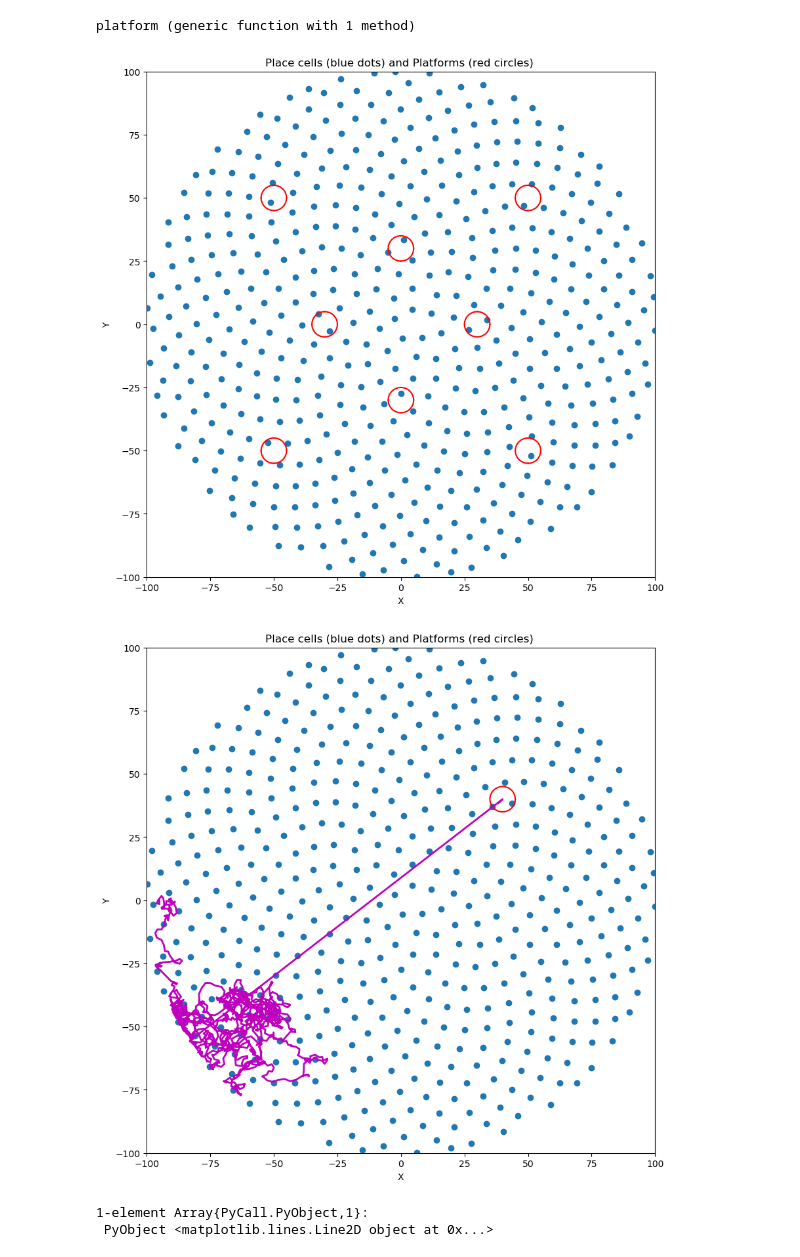
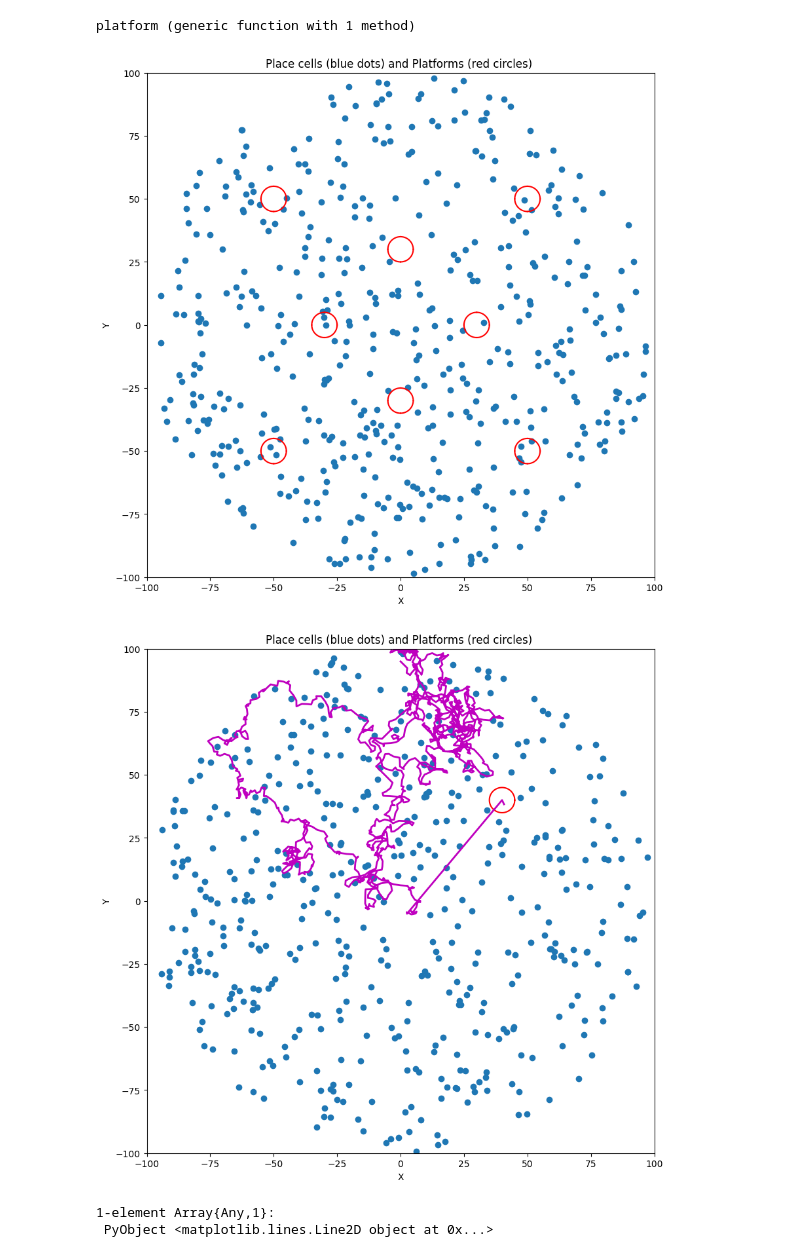
Before and after one commit to charlinetess/Morris-Watermaze-FosterDayanMorris-Paper, a Jupyter notebook: DMP.ipynb, the cells around one changed output. Drawn from its saved outputs; the diff is of its cells as text; code cells hidden in the pictures.

```diff
--- a/DMP.ipynb
+++ b/DMP.ipynb
@@ -150,26 +148,37 @@ indice (generic function with 1 method)
 ###################################################################################
 
 # Creating the circle and the place cells:
+center=[0,0];
 R= 100; # Radius of the circle in cm
-r=5; # Radius of the platform  in cm
+r=5;# Radius of the platform  in cm
 radiussearchpref=20; # radius of the area in which we calculate searchpreference
 
 # Motion characteristic
+dt=0.1; # timestep in s
 speed=30; # speed of the rat in cm.s-1
 # Different possible directions
-angles=[pi/2, pi/4,0,7*pi/4, 3*pi/2,5*pi/4,pi,3*pi/4];
+angles=[-3*pi/4, -2*pi/4, -pi/4, 0, pi/4, 2*pi/4, 3*pi/4, pi];
 
 
 # Trial characteristic :
 T=120; # maximal duration of a trial in seconds
-dt=0.1; # timestep in s
-
+DeltaT=15; # Interval between trials in seconds
 
 # Place cells
 N=493; # number of place cells
 Xplacecell=sunflower(N,R,2)[:,1]; # absciss place cells
 Yplacecell=sunflower(N,R,2)[:,2]; # y place cells
-σ=0.30*100; # width of place cell fields, in centimeters
+
+
+# Place cell : method used by Blake richards
+# initialize the centres of the place cells by random unifrom sampling across the pool
+arguments= rand(1,N)*2*pi;
+radii= sqrt.(rand(1,N))*R;
+centres= [cos.(arguments).*radii; sin.(arguments).*radii];
+Xplacecell=centres[1,:];
+Yplacecell=centres[2,:];
+
+σ=0.30*100; # variability of place cell activity, in centimeters
 
 
 # Action cells :
@@ -189,6 +198,7 @@ numberofdays=1;
 numberofrats=1;
 numberoftrials=20;
 
+
 times=collect(0:dt:T+dt);
 # %%
 # Parameter that regulate the choice between former angle and new angle
@@ -198,8 +208,8 @@ momentum=1.0;
 
 # Learning variables :
 γ=0.98; # Discount factor.  they dont precise the value
-Z=0.9; # actor learning rate
-W=0.9; # critic learning rate
+Z=0.1; # actor learning rate
+W=0.01; # critic learning rate
 # %%
 #########################################################################
 #############          LOOP       1   EXPERIMENT FOR 1 DAY 1 RAT   ######################
@@ -578,8 +560,7 @@ xlabel("X")
 ylabel("Y")
 title("Place cells (blue dots) and Platforms (red circles) ")
 
-scatter(sunflower(493, 100, 2)[:,1] ,sunflower(493, 100, 2)[:,2])
-
+scatter(Xplacecell ,Yplacecell)
 
 for i=1:8
 plot(platform(Xplatform[i],Yplatform[i])[:,1],platform(Xplatform[i],Yplatform[i])[:,2],color="r")
@@ -588,36 +569,35 @@ plot(platform(Xplatform[i],Yplatform[i])[:,5],platform(Xplatform[i],Yplatform[i]
 plot(platform(Xplatform[i],Yplatform[i])[:,7],platform(Xplatform[i],Yplatform[i])[:,8],color="r")
 end
 # %% [output]
-[figure, old version]
+[figure, new version]
 # %%
-
 # chose rat
 indexrat=1;
 # chose Day
 indexday= 1;
 # chose trial
-indextrial=20;
+indextrial=3;
 
 
 ################## Plotting one trajectories #########
 using PyPlot
 ioff()
 fig = figure("Test plot place cells",figsize=(10,10))
 ax = fig[:add_subplot](1,1,1)
 
 ax[:set_ylim]([-100,100])
 ax[:set_xlim]([-100,100])
 xlabel("X")
 ylabel("Y")
 title("Place cells (blue dots) and Platforms (red circles) ")
 
-scatter(sunflower(493, 100, 2)[:,1] ,sunflower(493, 100, 2)[:,2])
+scatter(Xplacecell,Yplacecell)
 
 theta=0:0.01:2*pi;
 plot(rats.experiment[indexrat].day[indexday].Platform[1]+r*cos.(theta),rats.experiment[indexrat].day[indexday].Platform[2]+r*sin.(theta),color="r")
 
 plot(rats.experiment[indexrat].day[indexday].trial[indextrial].Trajectory[:,1],rats.experiment[indexrat].day[indexday].trial[indextrial].Trajectory[:,2],"m-", lw=2.0)
 # %% [output]
-[figure, old version]
+[figure, new version]
-1-element Array{PyCall.PyObject,1}:
+1-element Array{Any,1}:
  PyObject <matplotlib.lines.Line2D object at 0x...>
```
Also changed, not shown: parts of 11 cells of this notebook.
